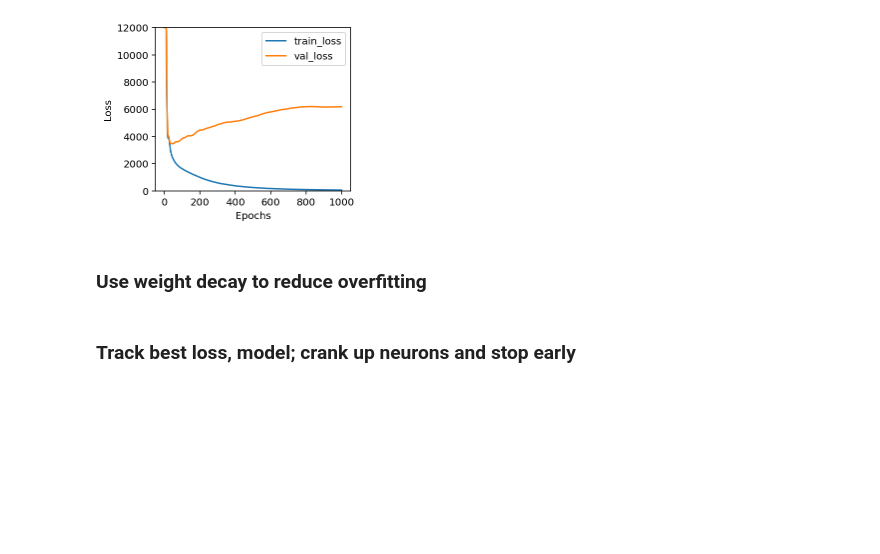
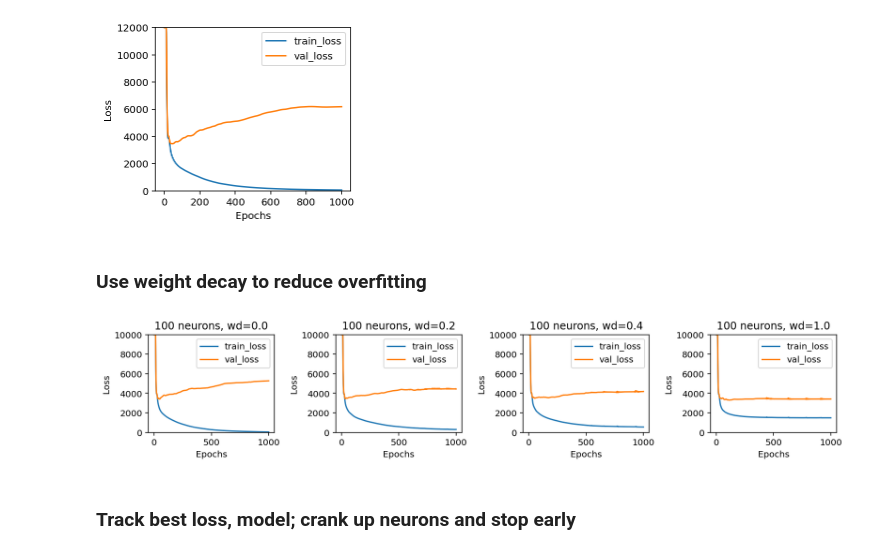
Before and after one commit to parrt/fundamentals-of-deep-learning, a Jupyter notebook: notebooks/diabetes-train-test.ipynb, the cells around one changed output. Saved outputs shown, nothing was run; the diff lists cells and outputs as text; code cells hidden in the pictures; blank space fills up the shorter version.

```diff
--- a/notebooks/diabetes-train-test.ipynb
+++ b/notebooks/diabetes-train-test.ipynb
@@ -195,23 +195,25 @@ def train2(model, X_train, X_test, y_train, y_test,
 # %%
 ncols = X.shape[1]
 n_neurons = 100
 
 fig, axes = plt.subplots(1, 4,figsize=(12,2.5))
 
 for wd,ax in zip([0,.2,.4,1],axes):
     model = nn.Sequential(
         nn.Linear(ncols, n_neurons),
         nn.Tanh(),
         nn.Linear(n_neurons, 1)
     )
     history = train2(model, X_train, X_test, y_train, y_test,
-                     learning_rate=.1, nepochs=1000, weight_decay=.2,
+                     learning_rate=.1, nepochs=1000, weight_decay=wd,
                      trace=False)
     ax.set_title(f"{n_neurons} neurons, wd={wd:.1f}")
     plot_history(torch.clamp(history, 0, 10000), ax=ax, maxy=10_000)
 
 plt.tight_layout()
 plt.show()
+# %% [output]
+[figure, added]
 # %% [markdown]
 ### Track best loss, model; crank up neurons and stop early
 # %%
```
Also changed, not shown: 1 other file.
